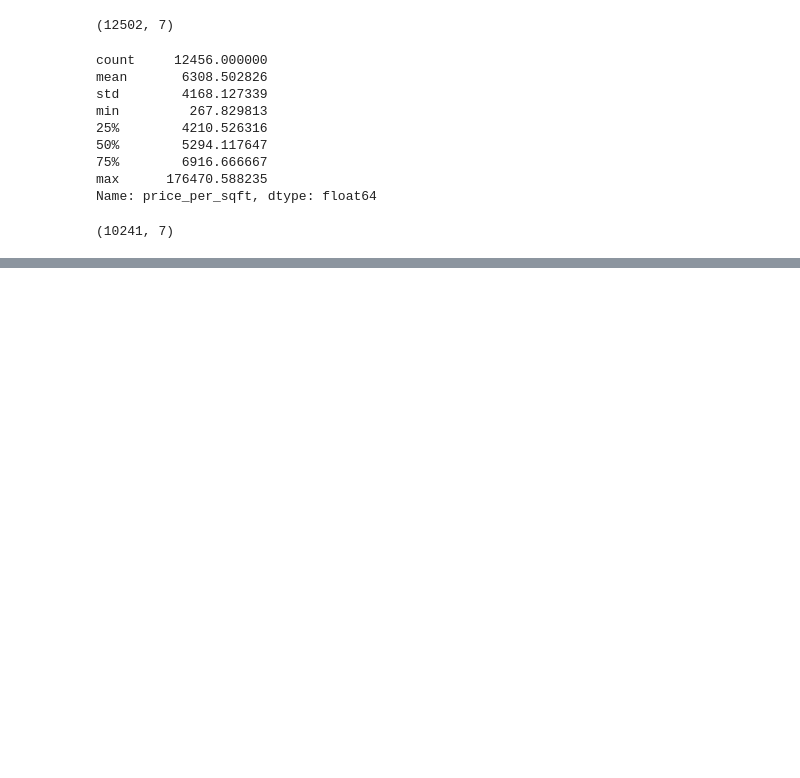
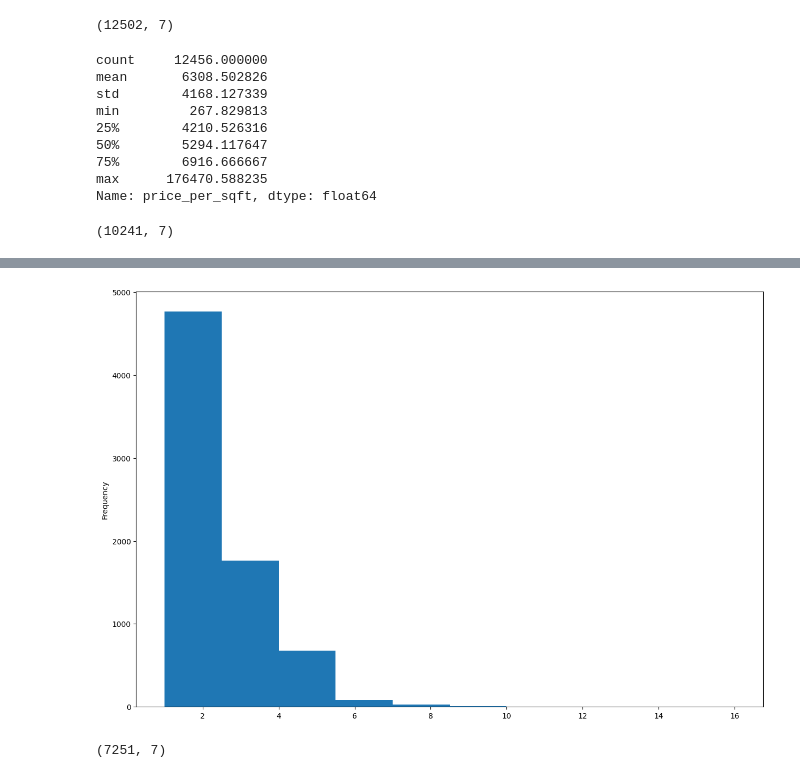
Before and after one commit to madking5000/data_analysis, a Jupyter notebook: Bengaluru_house/models/beng_house.ipynb, the cells around one changed output, grey strips where cells are left out. Cells and saved outputs as stored; diff of their text form; code cells hidden in the pictures; blank space fills up the shorter version.

```diff
--- a/Bengaluru_house/models/beng_house.ipynb
+++ b/Bengaluru_house/models/beng_house.ipynb
@@ -283,0 +333,10 @@ df7.shape
+# %%
+df8.bath.plot(kind='hist')
+plt.show()
+# %% [output]
+[figure, added]
+# %%
+df9 = df8[df8.bath < df8.bhk +2]
+df9.shape
+# %% [output]
+(7251, 7)
```
Also changed, not shown: parts of 16 cells of this notebook.
